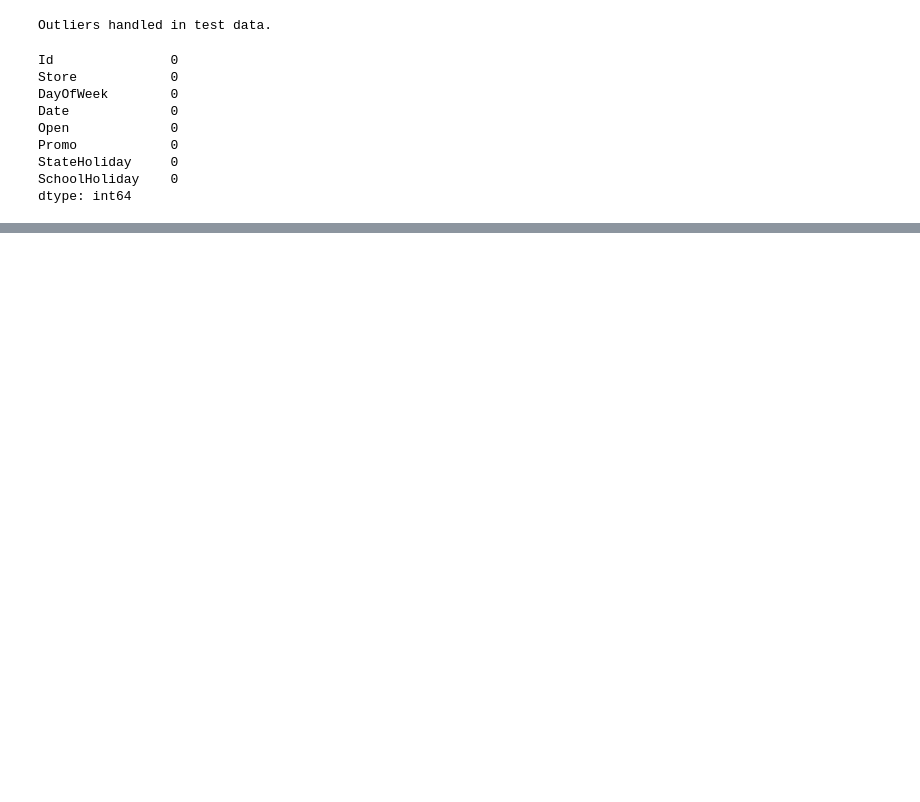
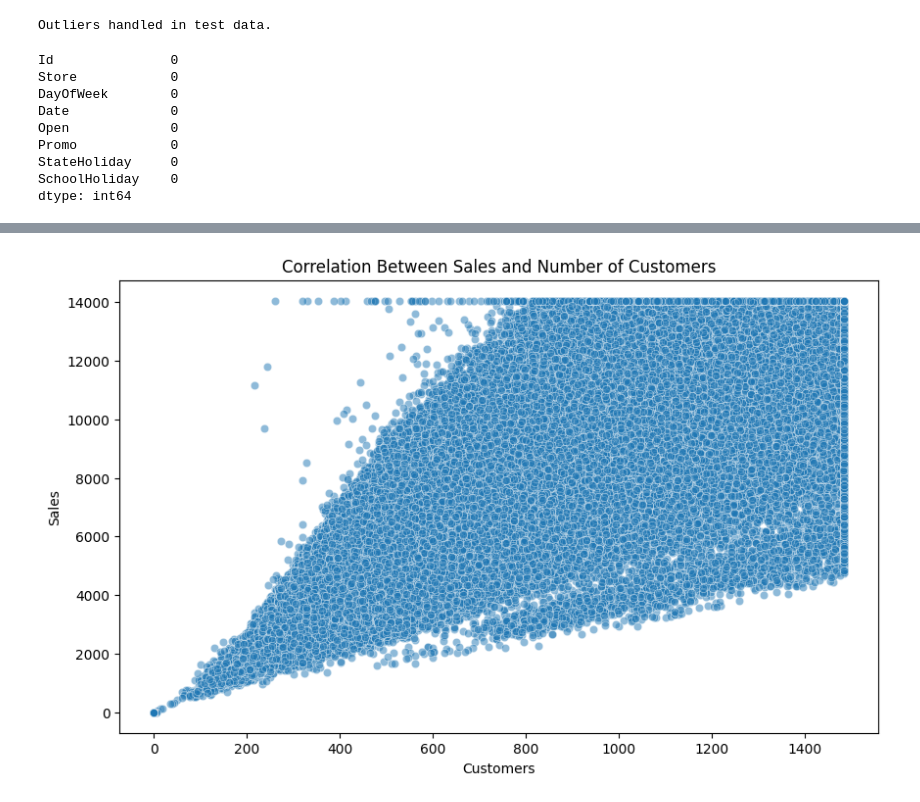
Before and after one commit to b-sam16/Rossmann-Sales-Forecasting, a Jupyter notebook: notebooks/eda.ipynb, the cells around one changed output, grey strips where cells are left out. Cells and saved outputs as stored; diff of their text form; code cells hidden in the pictures; blank space fills up the shorter version.

```diff
--- a/notebooks/eda.ipynb
+++ b/notebooks/eda.ipynb
@@ -295,0 +308,3 @@ visualizer.compare_promo_distribution()
+# %%
+visualizer.sales_customer_correlation()
+# %% [output]
@@ -295,0 +312 @@ visualizer.compare_promo_distribution()
+[figure, added]
```
Also changed, not shown: parts of 10 cells of this notebook, 1 other file.
